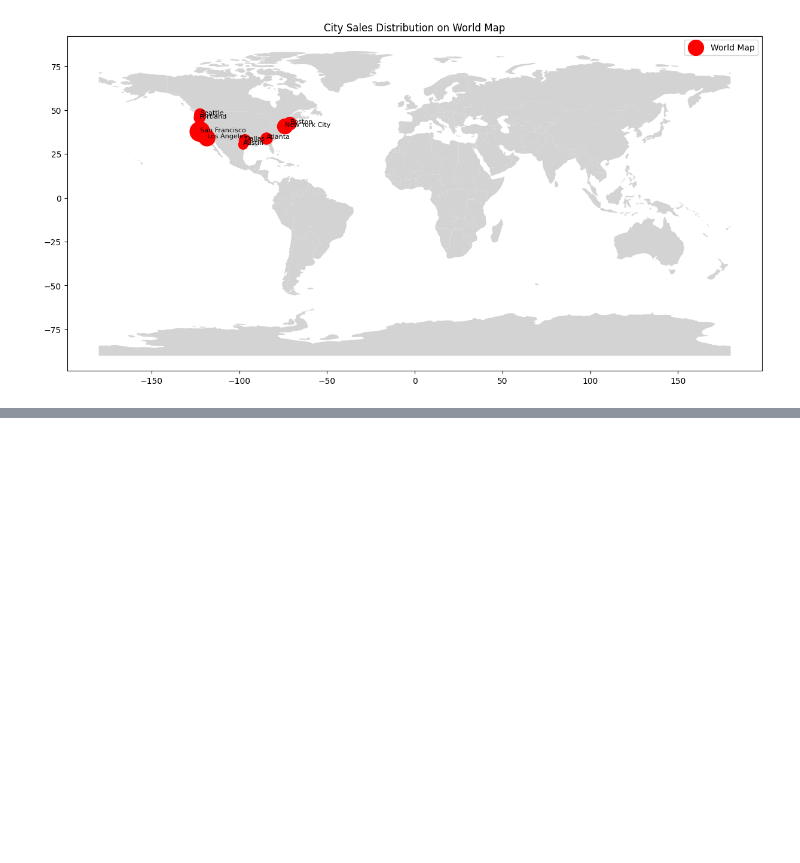
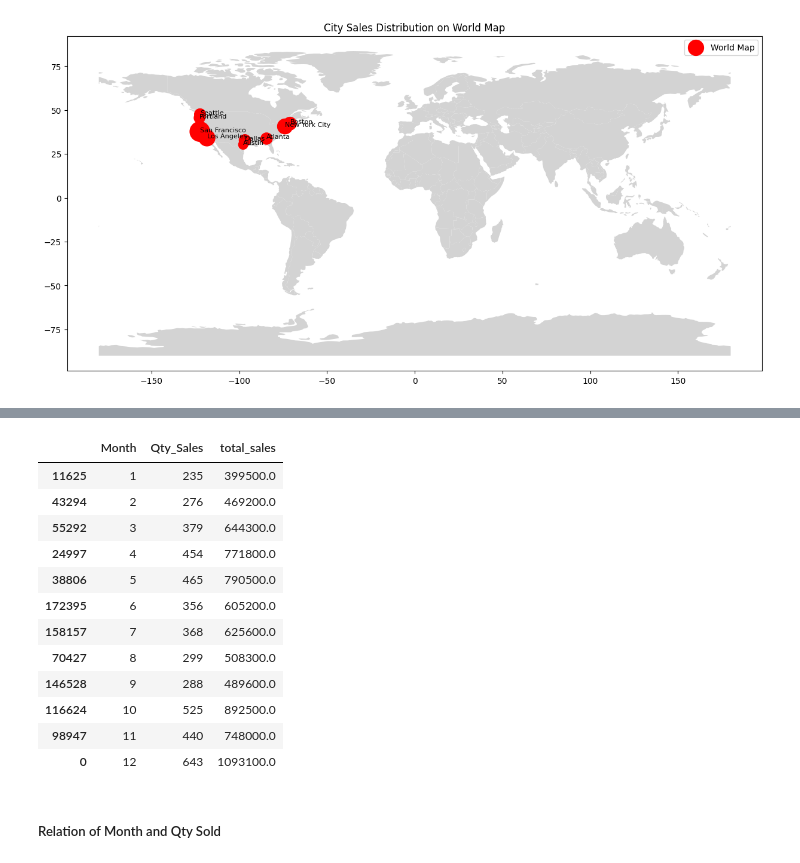
Before and after one commit to aseemarora08/PersonalProjects, a Jupyter notebook: Python/sales_data_project.ipynb, the cells around one changed output, grey strips where cells are left out. Cells and saved outputs as stored; diff of their text form; code cells hidden in the pictures; blank space fills up the shorter version.

```diff
--- a/Python/sales_data_project.ipynb
+++ b/Python/sales_data_project.ipynb
@@ -467,0 +548,19 @@ plt.show()
+# %%
+monthly_sales_product = monthly_sales_product[["Month", "Qty_Sales", "total_sales"]]
+monthly_sales_product.sort_values("Month")
+# %% [output]
+|  | Month | Qty_Sales | total_sales |
+| 11625 | 1 | 235 | 399500.0 |
+| 43294 | 2 | 276 | 469200.0 |
+| 55292 | 3 | 379 | 644300.0 |
+| 24997 | 4 | 454 | 771800.0 |
+| 38806 | 5 | 465 | 790500.0 |
+| 172395 | 6 | 356 | 605200.0 |
+| 158157 | 7 | 368 | 625600.0 |
+| 70427 | 8 | 299 | 508300.0 |
+| 146528 | 9 | 288 | 489600.0 |
+| 116624 | 10 | 525 | 892500.0 |
+| 98947 | 11 | 440 | 748000.0 |
+| 0 | 12 | 643 | 1093100.0 |
+# %% [markdown]
+##### Relation of Month and Qty Sold
```
Also changed, not shown: parts of 18 cells of this notebook.
